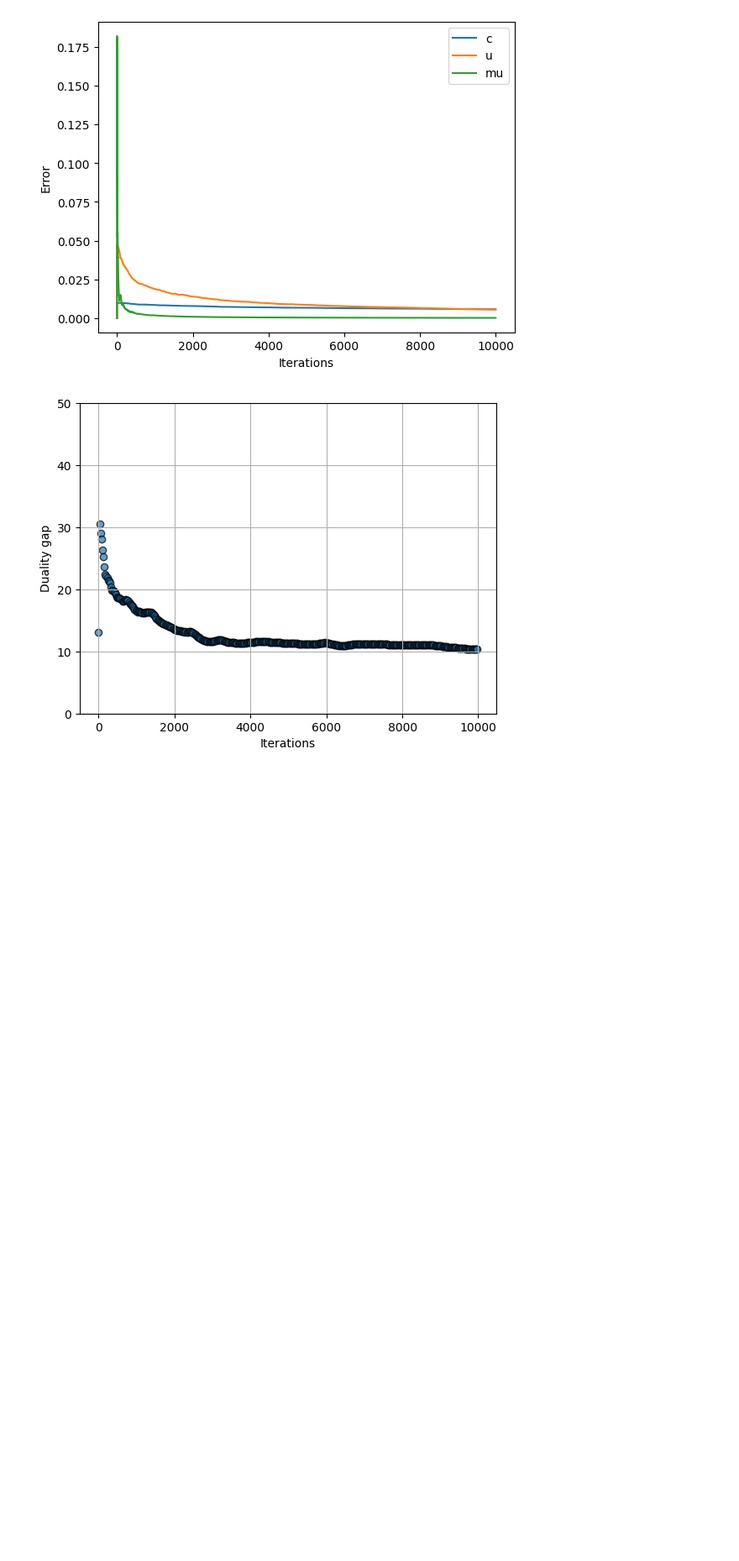
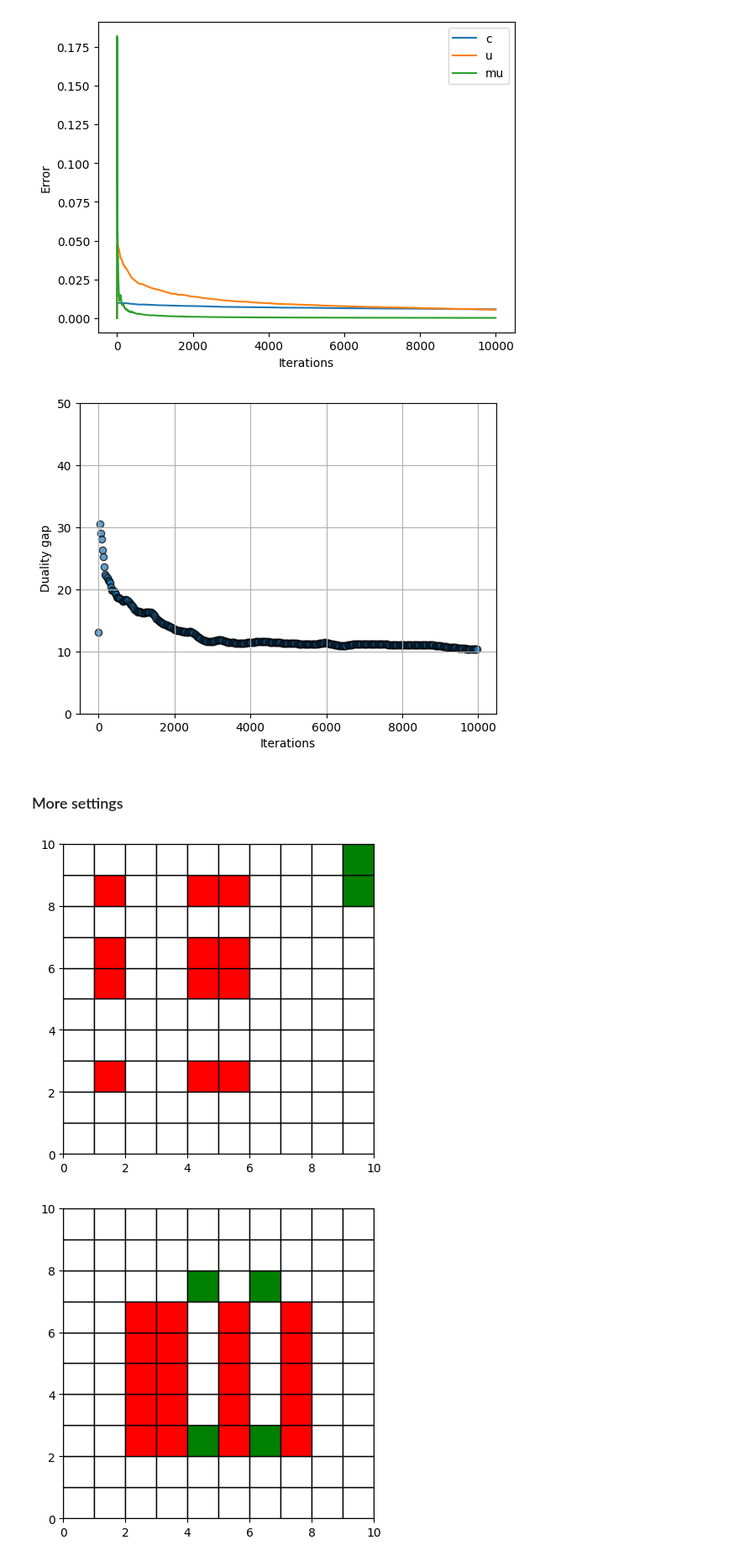
Before and after one commit to EstebanLeiva/apprenticeshiplearning, a Jupyter notebook: scripts/gridworld.ipynb, the cells around one changed output. Shown at 84% size. Drawn from its saved outputs; the diff is of its cells as text; code cells hidden in the pictures; blank space fills up the shorter version.

```diff
--- a/scripts/gridworld.ipynb
+++ b/scripts/gridworld.ipynb
@@ -529,3 +529,44 @@ Simulation 20/20
 [figure]
 [figure]
 [figure]
+# %% [markdown]
+### More settings
+# %%
+# Settings
+number_settings = 4
+n = 10
+p_goal = 0.025
+p_obstacle = 0.05
+
+goals = []
+obstacles = []
+
+grid = np.zeros((n, n))
+
+for i in range(number_settings):
+    # 1. Calculate exact counts based on grid size
+    total_cells = n * n
+    n_goals = int(total_cells * p_goal)
+    n_obstacles = int(total_cells * p_obstacle)
+
+    chosen_indices = np.random.choice(
+        total_cells,
+        size=n_goals + n_obstacles,
+        replace=False
+    )
+
+    goal_indices = chosen_indices[:n_goals]
+    obstacle_indices = chosen_indices[n_goals:]
+
+    current_goals = list(np.unravel_index(goal_indices, (n, n)))
+    current_obstacles = list(np.unravel_index(obstacle_indices, (n, n)))
+
+    goals.append(current_goals)
+    obstacles.append(current_obstacles)
+# %%
+# visualize them
+for i in range(number_settings):
+    plot_gridworld(grid, obstacles[i], goals[i])
+# %% [output]
+[figure, added]
+[figure, added]
```
Also changed, not shown: parts of 6 cells of this notebook, 17 other files.
